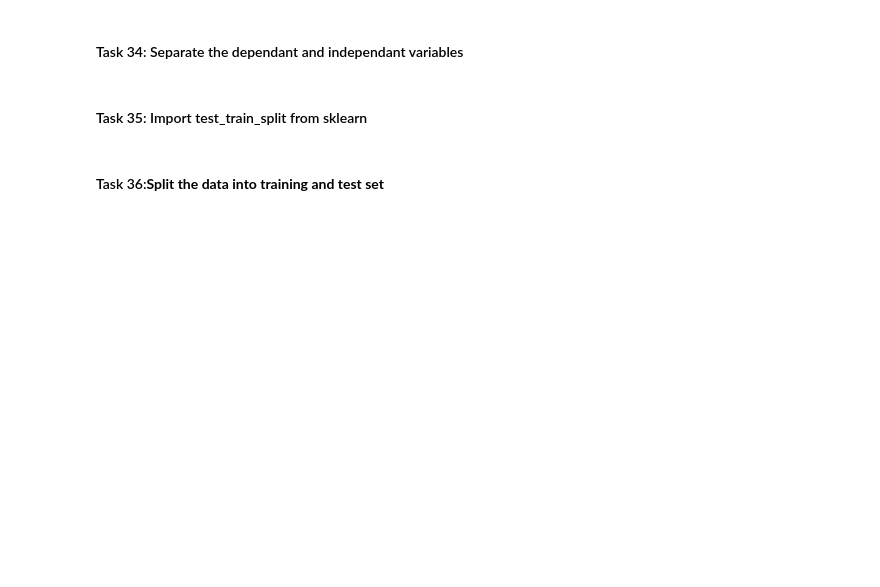
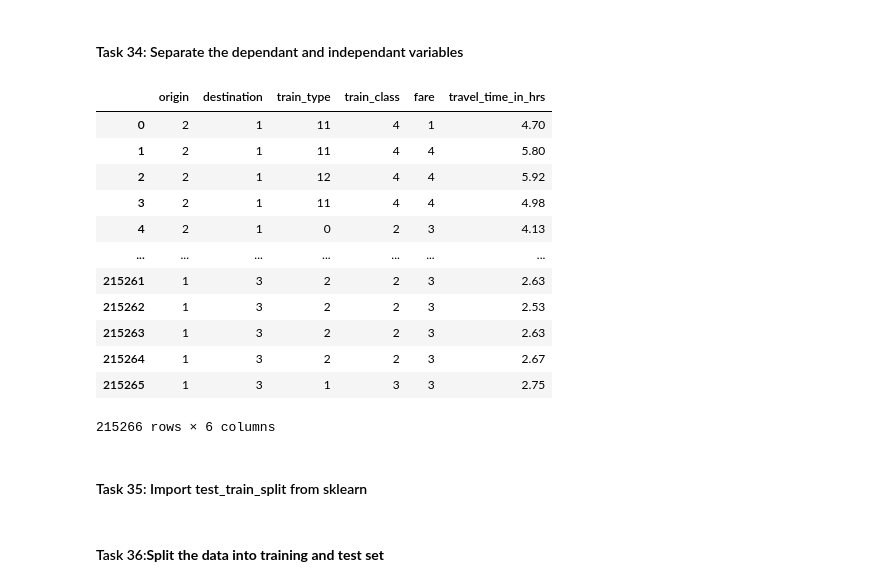
Before and after one commit to Sanaullah-nahk/Dice_Analytics_ML, a Jupyter notebook: Assignments/Price Prediction project -regression/Price Prediction project -regression.ipynb, the cells around one changed output. Cells and saved outputs as stored; diff of their text form; code cells hidden in the pictures; blank space fills up the shorter version.

```diff
--- a/Assignments/Price Prediction project -regression/Price Prediction project -regression.ipynb
+++ b/Assignments/Price Prediction project -regression/Price Prediction project -regression.ipynb
@@ -380,4 +382,4 @@ df['travel_time_in_hrs'] = df.apply(lambda x:fun(x['start_date'],x['end_date']),
 *Hint: Look for date related columns*
 # %%
 #write code here
-df
+df.drop(['start_date', 'end_date'], axis=1, inplace=True)
@@ -560,8 +569,24 @@ df.head()
 #### Task 34: Separate the dependant and independant variables
 # %%
 #write code here
-X = None
-Y = None
+X = df.drop(['index', 'price'], axis=1)
+Y = df['price']
+# %%
+X
+# %% [output]
+|  | origin | destination | train_type | train_class | fare | travel_time_in_hrs |
+| 0 | 2 | 1 | 11 | 4 | 1 | 4.70 |
+| 1 | 2 | 1 | 11 | 4 | 4 | 5.80 |
+| 2 | 2 | 1 | 12 | 4 | 4 | 5.92 |
+| 3 | 2 | 1 | 11 | 4 | 4 | 4.98 |
+| 4 | 2 | 1 | 0 | 2 | 3 | 4.13 |
+| ... | ... | ... | ... | ... | ... | ... |
+| 215261 | 1 | 3 | 2 | 2 | 3 | 2.63 |
+| 215262 | 1 | 3 | 2 | 2 | 3 | 2.53 |
+| 215263 | 1 | 3 | 2 | 2 | 3 | 2.63 |
+| 215264 | 1 | 3 | 2 | 2 | 3 | 2.67 |
+| 215265 | 1 | 3 | 1 | 3 | 3 | 2.75 |
+215266 rows × 6 columns
 # %% [markdown]
 #### Task 35: Import test_train_split from sklearn
 # %%
```
Also changed, not shown: parts of 33 cells of this notebook.
